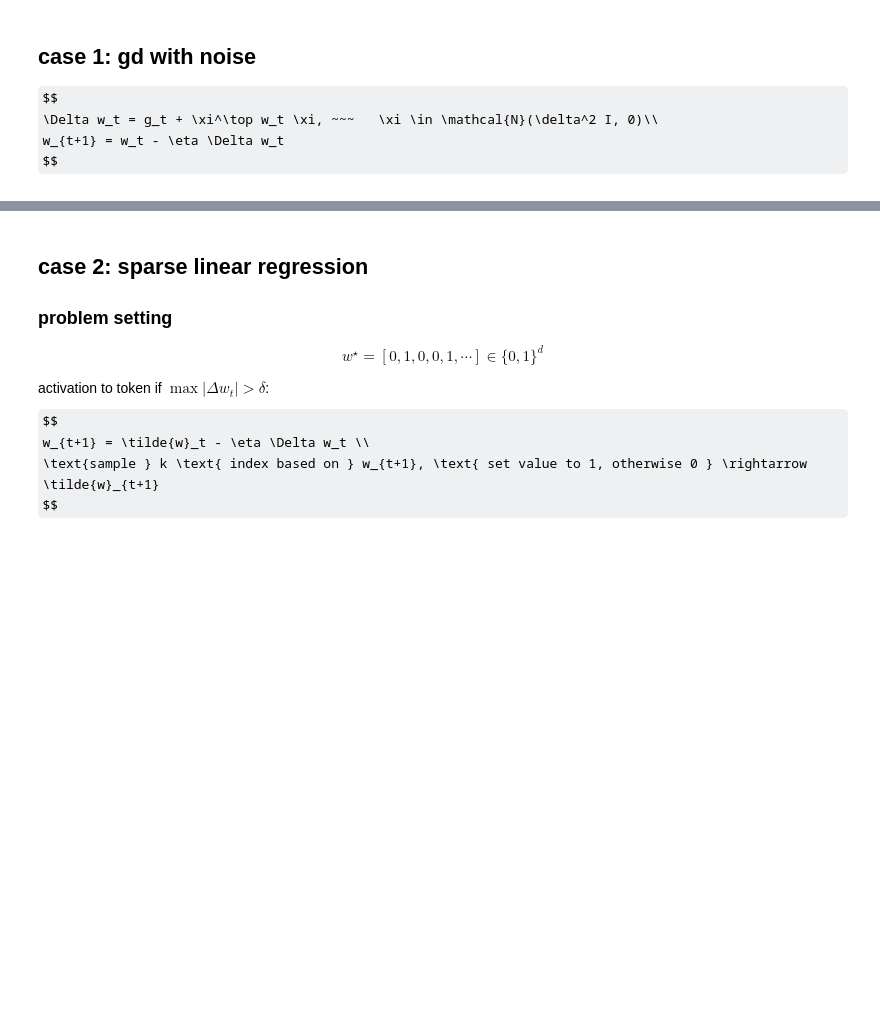
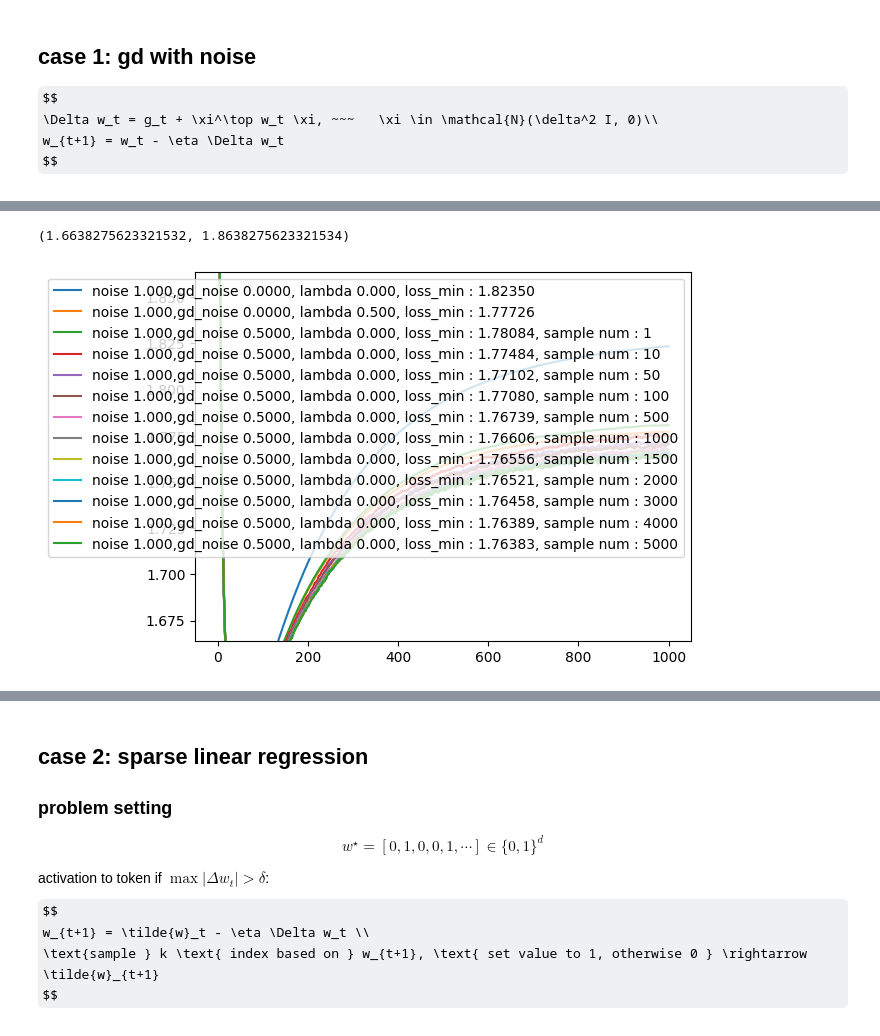
Before and after one commit to x1ng5/gd_sampling, a Jupyter notebook: gd_iter.ipynb, the cells around one changed output, grey strips where cells are left out. Saved outputs shown, nothing was run; the diff lists cells and outputs as text; code cells hidden in the pictures; some formulas as TeX source; blank space fills up the shorter version.

```diff
--- a/gd_iter.ipynb
+++ b/gd_iter.ipynb
@@ -92,0 +104,75 @@ plt.ylim(loss[-1]-1e-1,loss[-1]+1e-1)
+# %%
+device      = "cuda:1"
+
+x_dim       = 50
+batch_num   = 1024
+data_range  = 1
+example_num = 30
+choose_elements = 5
+eta         = 1 / example_num
+lbda        = 0.
+noise       = 1
+cot_steps   = 1000
+gd_noise    = 0.
+weight_range= 1
+x_context = generate_x(example_num = example_num, x_dim = x_dim, batch_num = batch_num, data_range = data_range, xi = 0, device = device)
+y_context, w_all = generate_y(x_all = x_context, weight_range = weight_range, noise = noise, device = device, few_shot = True, choose_elements = choose_elements)
+sample_num  = 5000
+
+def random_mask(weight, device, choose_elements):
+    b, c, _ = weight.size()
+    # Generate random mask and get the threshold value directly
+    threshold = torch.rand(b, c, device=device).topk(choose_elements, dim=-1, largest=False).values[:, -1]
+    # Create the mask by comparing against the threshold
+    weight_mask = torch.rand(b, c, device=device) > threshold.unsqueeze(-1)
+    # Apply the mask to zero out selected elements
+    weight[weight_mask] = 0
+    return weight
+
+def conduct_gd(x_context, y_context, eta , w0 = None, steps = 1, lbda = 0, gd_noise = 0):
+    device = x_context.device
+    b,t,c = x_context.size()
+    if w0 is None:
+        wi = torch.zeros((b,c,1), device = device)
+    else:
+        wi = w0
+    x_context_t = x_context.transpose(1, 2)  # b * c * t
+    w_cot = [wi.transpose(1, 2).clone()]
+
+    for i in range(steps):
+        gd_noise_v = torch.randn(wi.size(), device = device) * gd_noise
+        # gd_noise_v = random_mask(gd_noise_v, choose_elements=choose_elements, device=device)
+        # gd_noise_v = gd_noise_v.clip(min = -3 * gd_noise, max = 3 * gd_noise)
+        wi -= eta / t * ((x_context_t @ (x_context @ wi - y_context)) + lbda * wi + (gd_noise_v.transpose(1, 2) @ wi) * gd_noise_v)
+        # wi -= eta / t * ((x_context_t @ (x_context @ (wi ) - y_context)) + lbda * wi + gd_noise_v * wi )
+        # wi -= eta / t * ((x_context_t @ (x_context @ (wi + gd_noise_v)- y_context)) + lbda * wi )
+        # + (torch.randn(wi.size(), device = device) * gd_noise)
+        # b * c * t @ b * t * c @ b * c * 1 => b * c * 1
+        w_cot.append(wi.transpose(1, 2).clone())
+
+    w_cot = torch.concat(w_cot, dim = 1)
+    return w_cot
+
+with torch.no_grad():
+    for lbda in [0,5e-1]:
+        w_cot = conduct_gd(x_context, y_context, eta , w0 = None, steps = cot_steps, lbda = lbda, gd_noise = 0)
+        loss = (w_cot -  w_all[:,None,:]).norm(dim = -1).mean(dim = 0).cpu().numpy()
+        sns.lineplot(x = np.arange(len(loss)), y = loss, label = f"noise {noise:.3f},gd_noise {0.:.4f}, lambda {lbda:.3f}, loss_min : {loss[-1]:.5f}")
+
+    # for gd_noise in np.arange(1e-2, 1e-1, 2e-2 ):
+    for gd_noise in [5e-1]:
+        w_min = torch.zeros_like(w_cot) + 100
+        w_min_norm = w_min.norm(dim = -1)
+        for it in range(sample_num):
+            w_cot = conduct_gd(x_context, y_context, eta , w0 = None, steps = cot_steps, lbda = 0, gd_noise = math.sqrt(gd_noise) )
+            w_cot_norm = w_cot.norm(dim = -1)
+            mask = w_min_norm > w_cot_norm
+            w_min[mask] = w_cot[mask]
+            w_min_norm[mask] = w_cot_norm[mask]
+            if (it + 1) in [1,10,50,100,500,1000,1500,2000,3000,4000,5000]:
+                loss = (w_min -  w_all[:,None,:]).norm(dim = -1).mean(dim = 0).cpu().numpy()
+                sns.lineplot(x = np.arange(len(loss)), y = loss, label = f"noise {noise:.3f},gd_noise {gd_noise:.4f}, lambda {0.:.3f}, loss_min : {loss[-1]:.5f}, sample num : {it+1}")
+plt.ylim(loss[-1]-1e-1,loss[-1]+1e-1)
+# %% [output]
+(1.6638275623321532, 1.8638275623321534)
+[figure, added]
```
Also changed, not shown: parts of 5 cells of this notebook.
